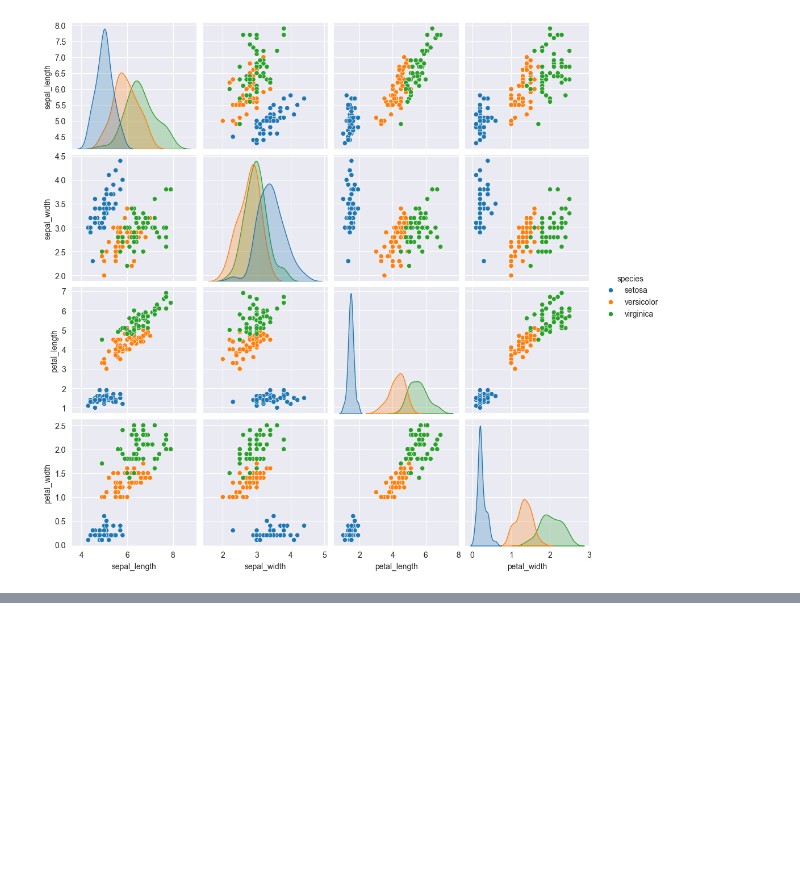
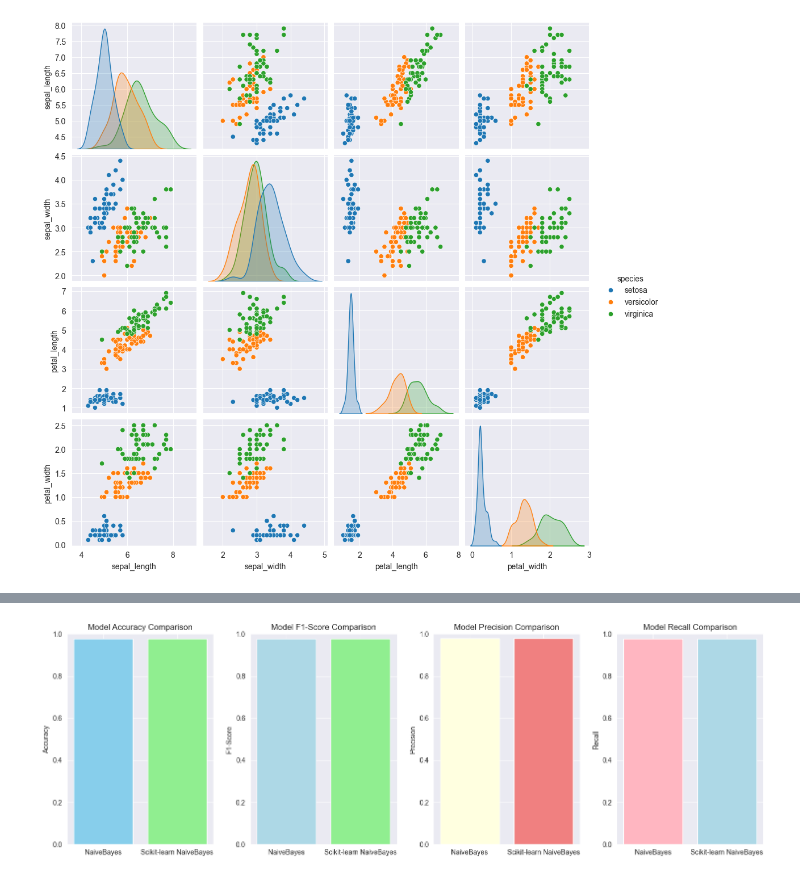
Before and after one commit to Kucharito/MachineLearning2, a Jupyter notebook: KUC0396_SU_IMPLEMENTATION_1745.ipynb, the cells around one changed output, grey strips where cells are left out. Cells and saved outputs as stored; diff of their text form; code cells hidden in the pictures; blank space fills up the shorter version.

Commit message:
Project #3 implementation

```diff
--- a/Projekt#3.ipynb
+++ b/KUC0396_SU_IMPLEMENTATION_1745.ipynb
@@ -208,0 +239,71 @@ Scikit-learn Total Time: 0.0074 seconds
+# %%
+from sklearn.metrics import accuracy_score, f1_score, precision_score, recall_score, classification_report
+import time
+import matplotlib.pyplot as plt
+import numpy as np
+from sklearn.naive_bayes import GaussianNB
+from sklearn.metrics import confusion_matrix, ConfusionMatrixDisplay
+
+accuracy_naivebayes = accuracy_score(y_test, predictions_naivebayes)
+f1_naivebayes = f1_score(y_test, predictions_naivebayes, average='weighted')
+precision_naivebayes = precision_score(y_test, predictions_naivebayes, average='weighted')
+recall_naivebayes = recall_score(y_test, predictions_naivebayes, average='weighted')
+
+print(f'NaiveBayes Accuracy: {accuracy_naivebayes * 100:.2f}%')
+print(f'NaiveBayes F1-Score: {f1_naivebayes:.2f}')
+print(f'NaiveBayes Precision: {precision_naivebayes:.2f}')
+print(f'NaiveBayes Recall: {recall_naivebayes:.2f}')
+print('\nClassification Report for Naive Bayes (Custom Implementation):')
+print(classification_report(y_test, predictions_naivebayes))
+
+accuracy_sklearn = accuracy_score(y_test, sklearn_predictions)
+f1_sklearn = f1_score(y_test, sklearn_predictions, average='weighted')
+precision_sklearn = precision_score(y_test, sklearn_predictions, average='weighted')
+recall_sklearn = recall_score(y_test, sklearn_predictions, average='weighted')
+
+print(f'Scikit-learn Accuracy: {accuracy_sklearn * 100:.2f}%')
+print(f'Scikit-learn F1-Score: {f1_sklearn:.2f}')
+print(f'Scikit-learn Precision: {precision_sklearn:.2f}')
+print(f'Scikit-learn Recall: {recall_sklearn:.2f}')
+print('\nClassification Report for Scikit-learn Naive Bayes:')
+print(classification_report(y_test, sklearn_predictions))
+
+models = ['NaiveBayes', 'Scikit-learn NaiveBayes']
+accuracies = [accuracy_naivebayes, accuracy_sklearn]
+f1_scores = [f1_naivebayes, f1_sklearn]
+precisions = [precision_naivebayes, precision_sklearn]
+recalls = [recall_naivebayes, recall_sklearn]
+
+plt.figure(figsize=(15, 5))
+
+# Porovnanie accuracy
+plt.subplot(1, 4, 1)
+plt.bar(models, accuracies, color=['skyblue', 'lightgreen'])
+plt.ylim(0, 1)
+plt.title('Model Accuracy Comparison')
+plt.ylabel('Accuracy')
+
+# Porovnanie F1-Score
+plt.subplot(1, 4, 2)
+plt.bar(models, f1_scores, color=['lightblue', 'lightgreen'])
+plt.ylim(0, 1)
+plt.title('Model F1-Score Comparison')
+plt.ylabel('F1-Score')
+
+# Porovnanie Precision
+plt.subplot(1, 4, 3)
+plt.bar(models, precisions, color=['lightyellow', 'lightcoral'])
+plt.ylim(0, 1)
+plt.title('Model Precision Comparison')
+plt.ylabel('Precision')
+
+# Porovnanie Recall
+plt.subplot(1, 4, 4)
+plt.bar(models, recalls, color=['lightpink', 'lightblue'])
+plt.ylim(0, 1)
+plt.title('Model Recall Comparison')
+plt.ylabel('Recall')
+
+plt.tight_layout()
+plt.show()
+# %% [output]
@@ -208,0 +327 @@ Scikit-learn Total Time: 0.0074 seconds
+[figure, added]
```
Also changed, not shown: parts of 11 cells of this notebook, 3 other files.
